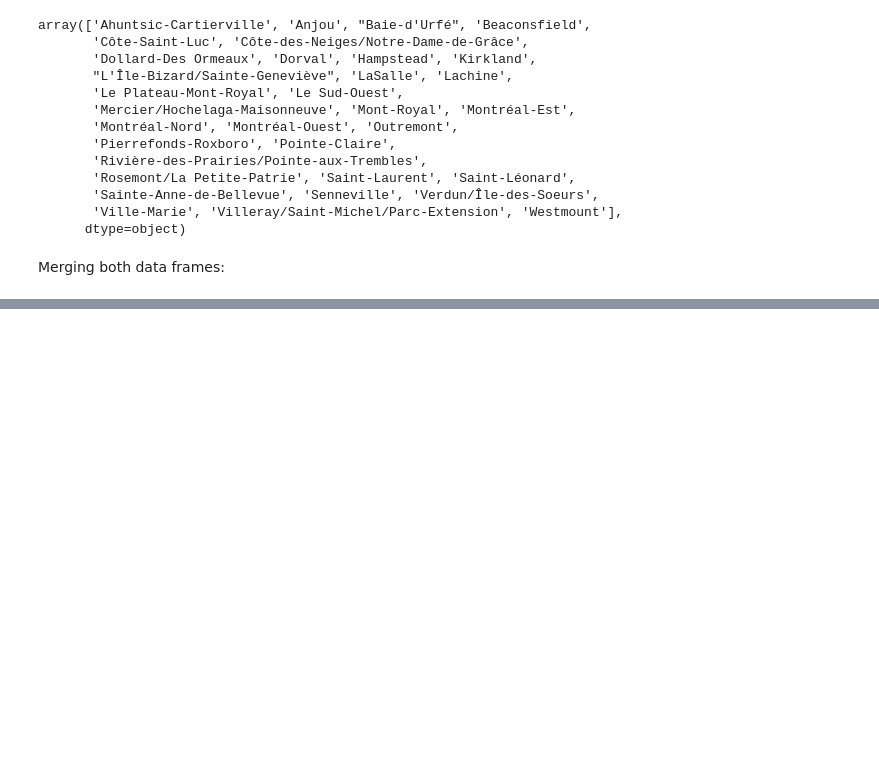
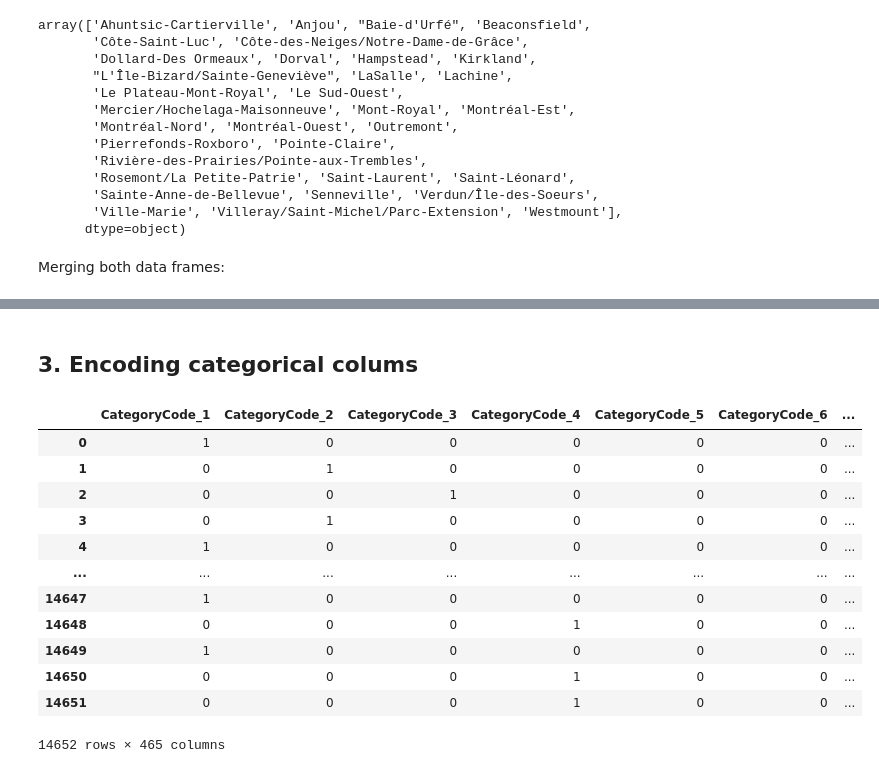
Before and after one commit to Szymon-Gut/Warsztaty_Badawacze, a Jupyter notebook: merging_data.ipynb, the cells around one changed output, grey strips where cells are left out. Drawn from its saved outputs; the diff is of its cells as text; code cells hidden in the pictures; blank space fills up the shorter version.

```diff
--- a/merging_data.ipynb
+++ b/merging_data.ipynb
@@ -499,0 +689,20 @@ final_df = pd.merge(final_df, sociodemo, left_on='City', right_on='Municipality'
+# %% [markdown]
+## 3. Encoding categorical colums
+# %%
+oh = ce.OneHotEncoder(cols=['CategoryCode', 'City', 'District', 'Utilisation', 'DescriptionLanguage', 'GenreCode'])
+final_df_encoded = oh.fit_transform(final_df)
+final_df_encoded
+# %% [output]
+|  | CategoryCode_1 | CategoryCode_2 | CategoryCode_3 | CategoryCode_4 | CategoryCode_5 | CategoryCode_6 | ... |
+| 0 | 1 | 0 | 0 | 0 | 0 | 0 | ... |
+| 1 | 0 | 1 | 0 | 0 | 0 | 0 | ... |
+| 2 | 0 | 0 | 1 | 0 | 0 | 0 | ... |
+| 3 | 0 | 1 | 0 | 0 | 0 | 0 | ... |
+| 4 | 1 | 0 | 0 | 0 | 0 | 0 | ... |
+| ... | ... | ... | ... | ... | ... | ... | ... |
+| 14647 | 1 | 0 | 0 | 0 | 0 | 0 | ... |
+| 14648 | 0 | 0 | 0 | 1 | 0 | 0 | ... |
+| 14649 | 1 | 0 | 0 | 0 | 0 | 0 | ... |
+| 14650 | 0 | 0 | 0 | 1 | 0 | 0 | ... |
+| 14651 | 0 | 0 | 0 | 1 | 0 | 0 | ... |
+14652 rows × 465 columns
```
Also changed, not shown: parts of 59 cells of this notebook.
